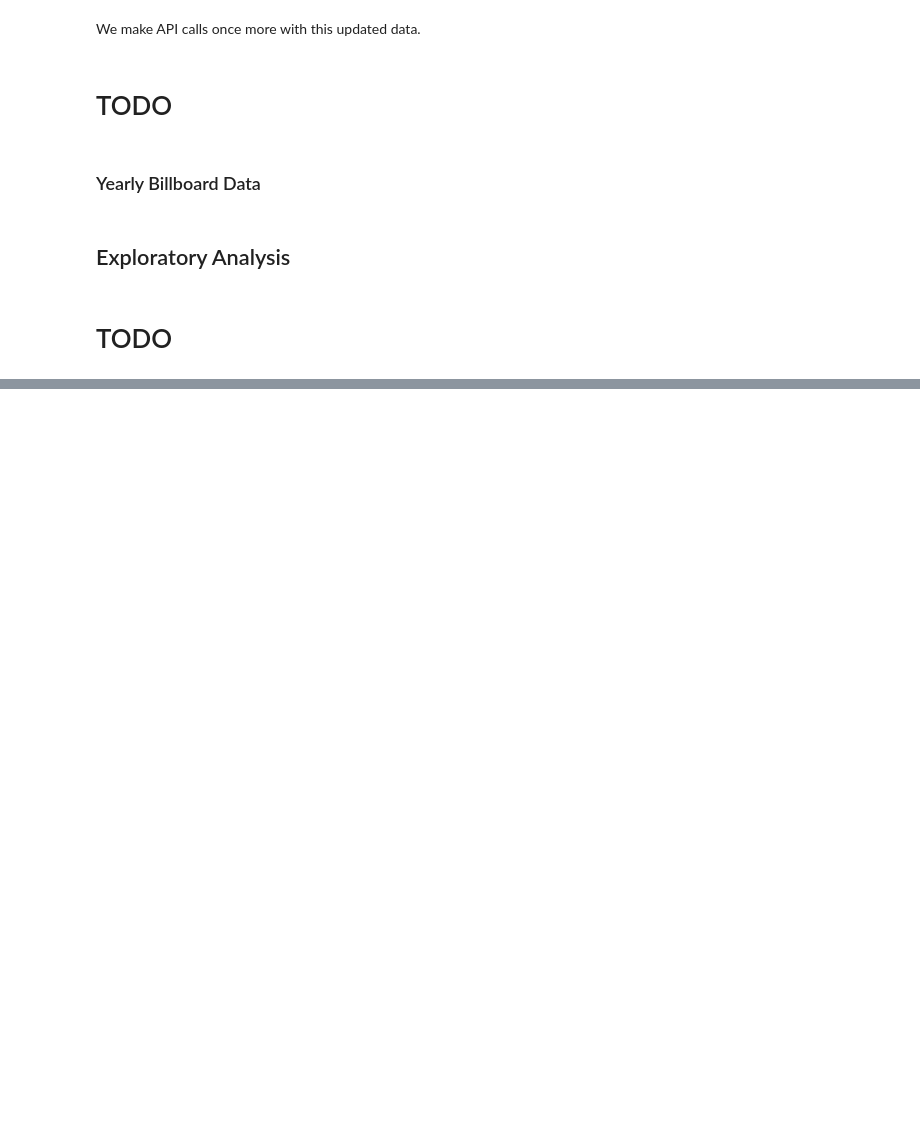
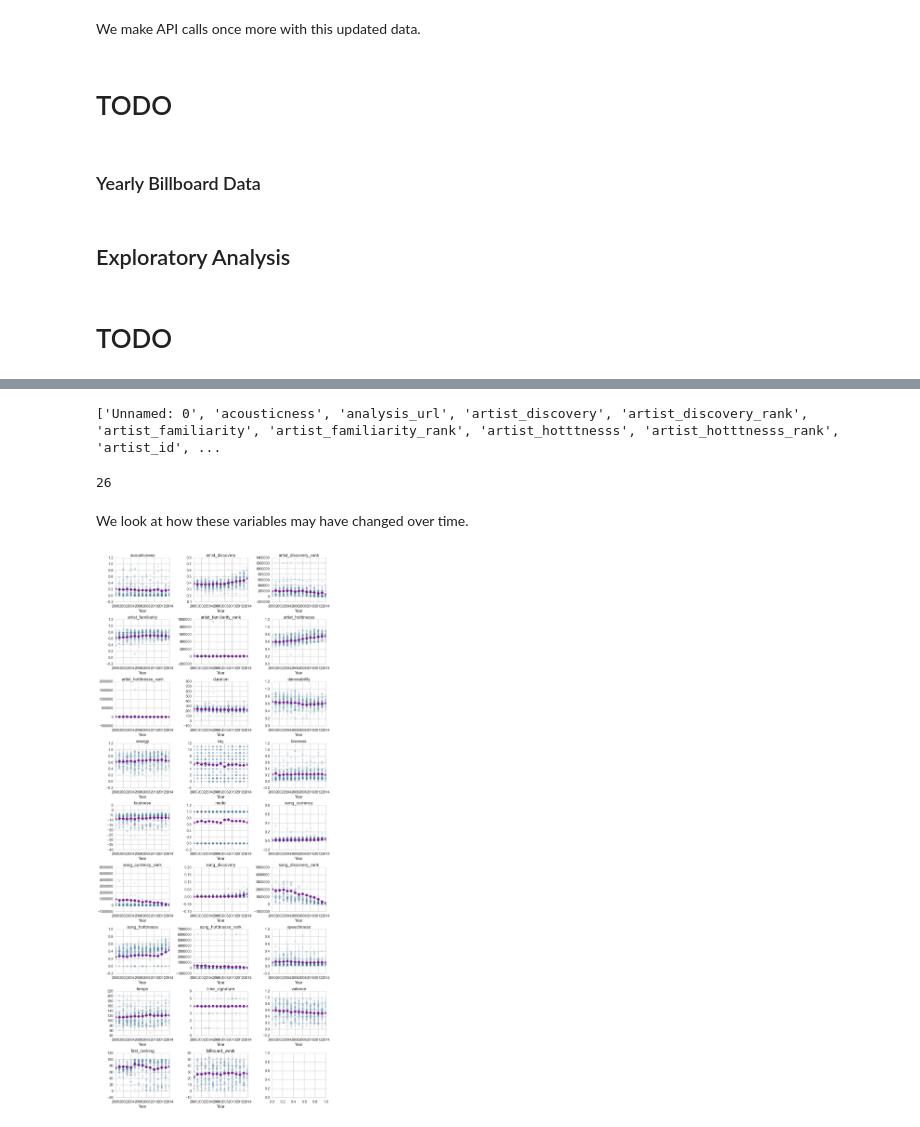
Before and after one commit to matlisa/crimsondance, a Jupyter notebook: Final iPython Turning In.ipynb, the cells around one changed output, grey strips where cells are left out. Saved outputs shown, nothing was run; the diff lists cells and outputs as text; code cells hidden in the pictures; blank space fills up the shorter version.

```diff
--- a/Final iPython Turning In.ipynb
+++ b/Final iPython Turning In.ipynb
@@ -461,3 +461,7 @@ We make API calls once more with this updated data.
 ## Exploratory Analysis
 # %% [markdown]
 # TODO
+# %%
+# read in the data
+finaldata=pd.read_csv("./tempdata/df_all_cleaned4.csv")
+finaldata.head()
@@ -463,0 +475,32 @@ We make API calls once more with this updated data.
+# %%
+# prepare variables for observation
+print list(finaldata.columns.values)
+
+variables = ['acousticness','artist_discovery','artist_discovery_rank','artist_familiarity', 'artist_familiarity_rank',
+             'artist_hotttnesss','artist_hotttnesss_rank','duration','danceability', 'energy','key','liveness','loudness','mode',
+             'song_currency','song_currency_rank','song_discovery','song_discovery_rank','song_hotttnesss',
+             'song_hotttnesss_rank','speechiness','tempo','time_signature','valence', 'first_ranking', 'billboard_week']
+
+len(variables)
+# %% [output]
+['Unnamed: 0', 'acousticness', 'analysis_url', 'artist_discovery', 'artist_discovery_rank', 'artist_familiarity', 'artist_familiarity_rank', 'artist_hotttnesss', 'artist_hotttnesss_rank', 'artist_id', ...
+26
+# %% [markdown]
+We look at how these variables may have changed over time.
+# %%
+fig, axes = plt.subplots(nrows=9, ncols=3, figsize=(15, 35), tight_layout = True)
+fig.subplots_adjust(hspace=3, wspace = 2)
+
+for ax, var in zip(axes.ravel(), variables):
+    ax.set_xlim([2000,2014])
+
+    ax.scatter(finaldata["billboard_year"], finaldata[var],marker='o', color = "#407899", alpha=.1, s = finaldata["ranking"])
+
+    ax.plot(finaldata["billboard_year"].unique(), finaldata.groupby("billboard_year")[var].mean(),
+            'o-', color='#791E94', lw=1, label='Decade Average')
+
+    ax.set_title(var)
+
+    ax.set_xlabel("Year")
+# %% [output]
+[figure, added]
```
Also changed, not shown: parts of 1 cell of this notebook, 1 other file.
